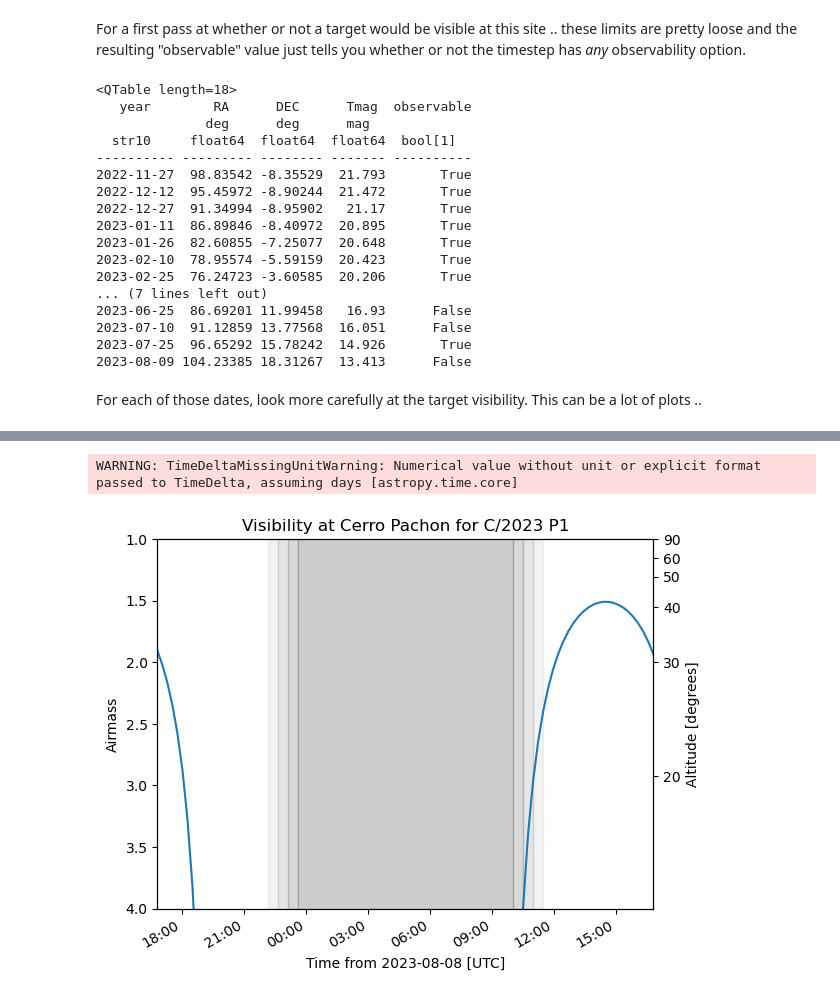
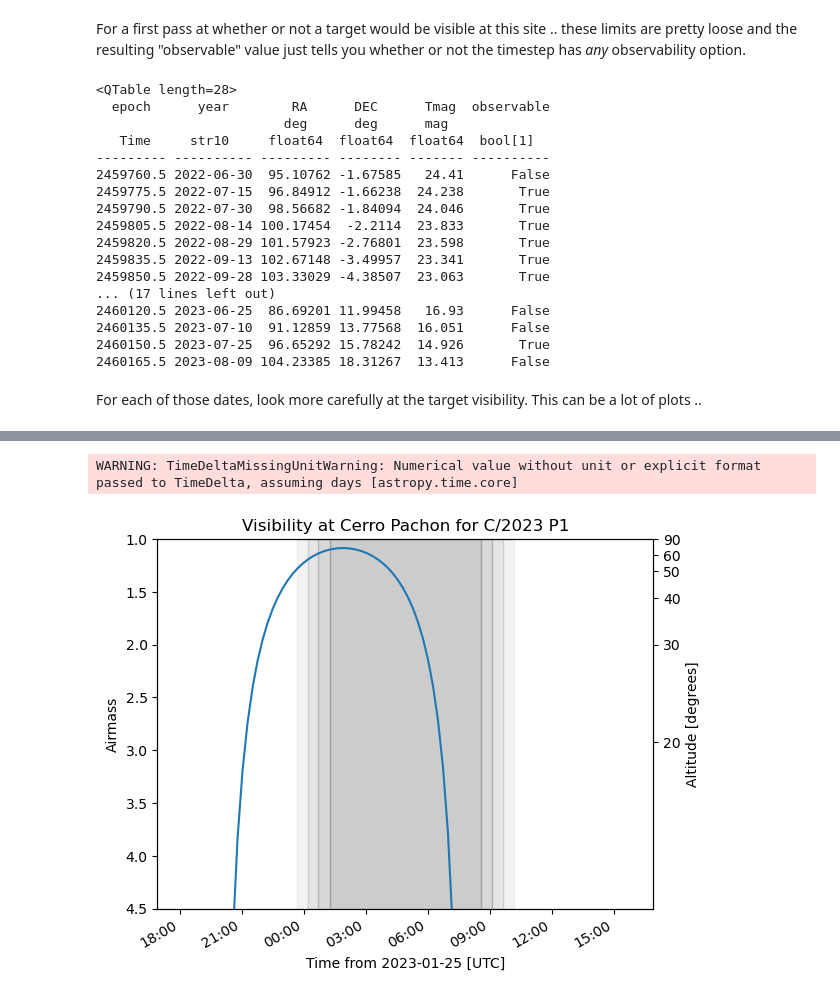
Before and after one commit to rhiannonlynne/notebooks, a Jupyter notebook: Field Visibility.ipynb, the cells around one changed output, grey strips where cells are left out. Cells and saved outputs as stored; diff of their text form; code cells hidden in the pictures.

Commit message:
Update field visibility around the world

```diff
--- a/Field Visibility.ipynb
+++ b/Field Visibility.ipynb
@@ -47,7 +74,7 @@ eph = Ephem.from_horizons(target, location=location, epochs=epochs)
 magcol = 'Tmag'  # 'V' for asteroids
 
 # Add a brightness cutoff
-magcutoff = 22 * u.mag
+magcutoff = 24.5 * u.mag
 bright = np.where(eph[magcol] < magcutoff)
 
 ss_vis = eph['epoch', 'rh', 'delta', 'ra', 'dec', 'RA*cos(Dec)_rate', 'DEC_rate', magcol][bright]
@@ -74,8 +101,10 @@ ss_vis
 # %% [markdown]
 For a first pass at whether or not a target would be visible at this site .. these limits are pretty loose and the resulting "observable" value just tells you whether or not the timestep has *any* observability option.
 # %%
+airmass_cutoff = 4.5
+
 constraints = [AltitudeConstraint(15*u.deg, 85*u.deg),
-               AirmassConstraint(4.5), AtNightConstraint.twilight_astronomical()]
+               AirmassConstraint(airmass_cutoff), AtNightConstraint.twilight_astronomical()]
 
 observable = []
 year = []
@@ -90,34 +119,37 @@ for days, ra, dec in zip(ss_vis['epoch'], ss_vis['ra'], ss_vis['dec']):
 ss_vis['observable'] = observable
 ss_vis['year'] = year
 
-ss_vis['year', 'RA', 'DEC', 'Tmag', 'observable']
+ss_vis['epoch', 'year', 'RA', 'DEC', 'Tmag', 'observable']
 # %% [output]
-<QTable length=18>
-   year        RA      DEC      Tmag  observable
-              deg      deg      mag
-  str10     float64  float64  float64  bool[1]
----------- --------- -------- ------- ----------
-2022-11-27  98.83542 -8.35529  21.793       True
-2022-12-12  95.45972 -8.90244  21.472       True
-2022-12-27  91.34994 -8.95902   21.17       True
-2023-01-11  86.89846 -8.40972  20.895       True
-2023-01-26  82.60855 -7.25077  20.648       True
-2023-02-10  78.95574 -5.59159  20.423       True
-2023-02-25  76.24723 -3.60585  20.206       True
-... (7 lines left out)
-2023-06-25  86.69201 11.99458   16.93      False
-2023-07-10  91.12859 13.77568  16.051      False
-2023-07-25  96.65292 15.78242  14.926       True
-2023-08-09 104.23385 18.31267  13.413      False
+<QTable length=28>
+  epoch      year        RA      DEC      Tmag  observable
+                        deg      deg      mag
+   Time     str10     float64  float64  float64  bool[1]
+--------- ---------- --------- -------- ------- ----------
+2459760.5 2022-06-30  95.10762 -1.67585   24.41      False
+2459775.5 2022-07-15  96.84912 -1.66238  24.238       True
+2459790.5 2022-07-30  98.56682 -1.84094  24.046       True
+2459805.5 2022-08-14 100.17454  -2.2114  23.833       True
+2459820.5 2022-08-29 101.57923 -2.76801  23.598       True
+2459835.5 2022-09-13 102.67148 -3.49957  23.341       True
+2459850.5 2022-09-28 103.33029 -4.38507  23.063       True
+... (17 lines left out)
+2460120.5 2023-06-25  86.69201 11.99458   16.93      False
+2460135.5 2023-07-10  91.12859 13.77568  16.051      False
+2460150.5 2023-07-25  96.65292 15.78242  14.926       True
+2460165.5 2023-08-09 104.23385 18.31267  13.413      False
 # %% [markdown]
 For each of those dates, look more carefully at the target visibility. This can be a lot of plots ..
 # %%
-idx = np.where(ss_vis['year'] == '2023-08-09')
+idx = np.where((ss_vis['epoch'] >= Time(2460030.2, format='jd')) &
+               (ss_vis['epoch'] < Time(2460060.5, format='jd')))
+idx = np.where(ss_vis['year'] == "2023-01-26")
+
 subset = ss_vis[idx]
 
 for days, ra, dec in zip(subset['epoch'], subset['ra'], subset['dec']):
-    sunset = site.sun_set_time(days)
-    sunrise = site.sun_rise_time(days, which='next')
+    sunset = observer.sun_set_time(days)
+    sunrise = observer.sun_rise_time(days, which='next')
 
     print('sunset:', sunset.isot)
     print('sunrise:', sunrise.isot)
@@ -126,13 +158,13 @@ for days, ra, dec in zip(subset['epoch'], subset['ra'], subset['dec']):
 
     field = SkyCoord(ra, dec, frame="icrs")
 
-    rise_time = site.target_rise_time(observe_time, field)
+    rise_time = observer.target_rise_time(observe_time, field)
     print('target rise time:', rise_time.isot)
-    set_time = site.target_set_time(observe_time, field)
+    set_time = observer.target_set_time(observe_time, field)
     print('target set time:', set_time.isot)
 
-    plot_airmass(field, site, observe_time, brightness_shading=True,
-                altitude_yaxis=True, max_airmass=4)
-    plt.title(f"Visibility at {site.name} for {target}")
+    plot_airmass(field, observer, observe_time, brightness_shading=True,
+                altitude_yaxis=True, max_airmass=airmass_cutoff)
+    plt.title(f"Visibility at {observer.name} for {target}")
     plt.show()
 # %% [output]
@@ -144,2 +176,2 @@ target set time: 2023-08-08T19:48:34.150
 WARNING: TimeDeltaMissingUnitWarning: Numerical value without unit or explicit format passed to TimeDelta, assuming days [astropy.time.core]
-[figure, old version]
+[figure, new version]
```
Also changed, not shown: parts of 8 cells of this notebook.
